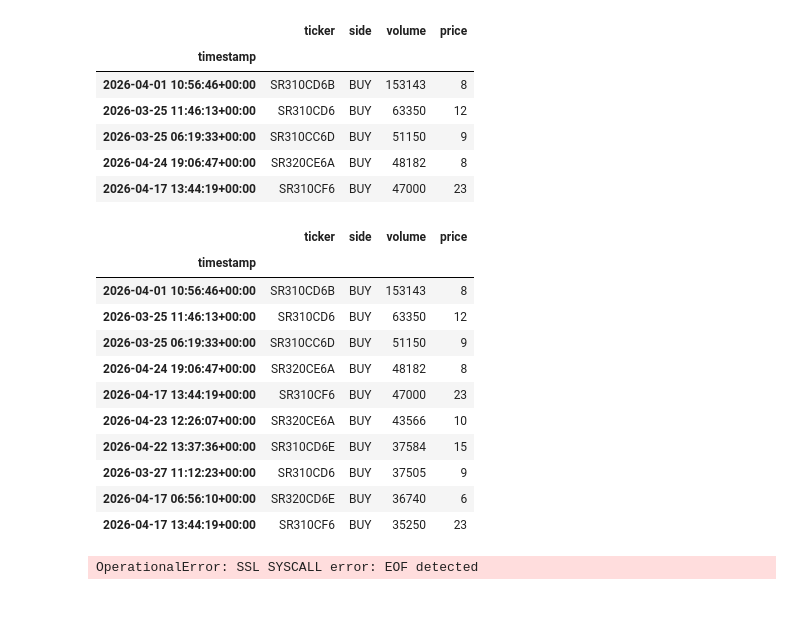
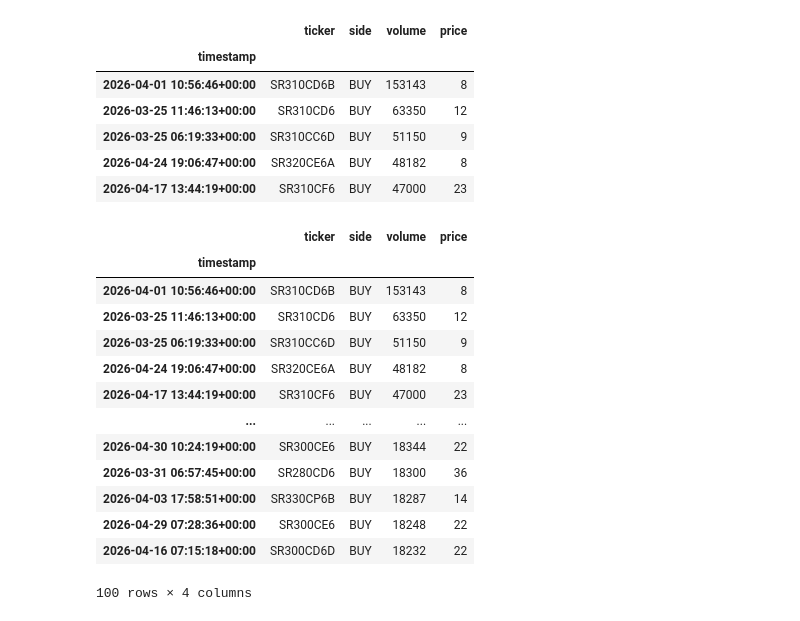
Before and after one commit to SigmaFlowX/Moex-Options-, a Jupyter notebook: notebooks/orders_analysis.ipynb, the cells around one changed output. Cells and saved outputs as stored; diff of their text form; code cells hidden in the pictures.

```diff
--- a/notebooks/orders_analysis.ipynb
+++ b/notebooks/orders_analysis.ipynb
@@ -53,21 +54,23 @@ buy_df.head()
 | 2026-04-24 19:06:47+00:00 | SR320CE6A | BUY | 48182 | 8 |
 | 2026-04-17 13:44:19+00:00 | SR310CF6 | BUY | 47000 | 23 |
 # %%
-top_10_buy_df = buy_df.head(10)
+top_10_buy_df = buy_df.head(100)
 top_10_buy_df
 # %% [output]
 |  | ticker | side | volume | price |
 | timestamp |  |  |  |  |
 | 2026-04-01 10:56:46+00:00 | SR310CD6B | BUY | 153143 | 8 |
 | 2026-03-25 11:46:13+00:00 | SR310CD6 | BUY | 63350 | 12 |
 | 2026-03-25 06:19:33+00:00 | SR310CC6D | BUY | 51150 | 9 |
 | 2026-04-24 19:06:47+00:00 | SR320CE6A | BUY | 48182 | 8 |
 | 2026-04-17 13:44:19+00:00 | SR310CF6 | BUY | 47000 | 23 |
-| 2026-04-23 12:26:07+00:00 | SR320CE6A | BUY | 43566 | 10 |
-| 2026-04-22 13:37:36+00:00 | SR310CD6E | BUY | 37584 | 15 |
-| 2026-03-27 11:12:23+00:00 | SR310CD6 | BUY | 37505 | 9 |
-| 2026-04-17 06:56:10+00:00 | SR320CD6E | BUY | 36740 | 6 |
-| 2026-04-17 13:44:19+00:00 | SR310CF6 | BUY | 35250 | 23 |
+| ... | ... | ... | ... | ... |
+| 2026-04-30 10:24:19+00:00 | SR300CE6 | BUY | 18344 | 22 |
+| 2026-03-31 06:57:45+00:00 | SR280CD6 | BUY | 18300 | 36 |
+| 2026-04-03 17:58:51+00:00 | SR330CP6B | BUY | 18287 | 14 |
+| 2026-04-29 07:28:36+00:00 | SR300CE6 | BUY | 18248 | 22 |
+| 2026-04-16 07:15:18+00:00 | SR300CD6D | BUY | 18232 | 22 |
+100 rows × 4 columns
 # %%
 query = """
 SELECT timestamp, ticker, bids, asks FROM orderbooks
@@ -76,8 +79,6 @@ WHERE ticker = ANY(%s)
 tickers = top_10_buy_df['ticker'].unique().tolist()
 cur.execute(query, (tickers,))
 rows = cur.fetchall()
-# %% [output]
-OperationalError: SSL SYSCALL error: EOF detected
 # %%
 orderbooks_df = pd.DataFrame(rows, columns=['timestamp', 'ticker', 'bids', 'asks'])
 orderbooks_df['timestamp'] = pd.to_datetime(orderbooks_df['timestamp'])
```
Also changed, not shown: parts of 7 cells of this notebook.
